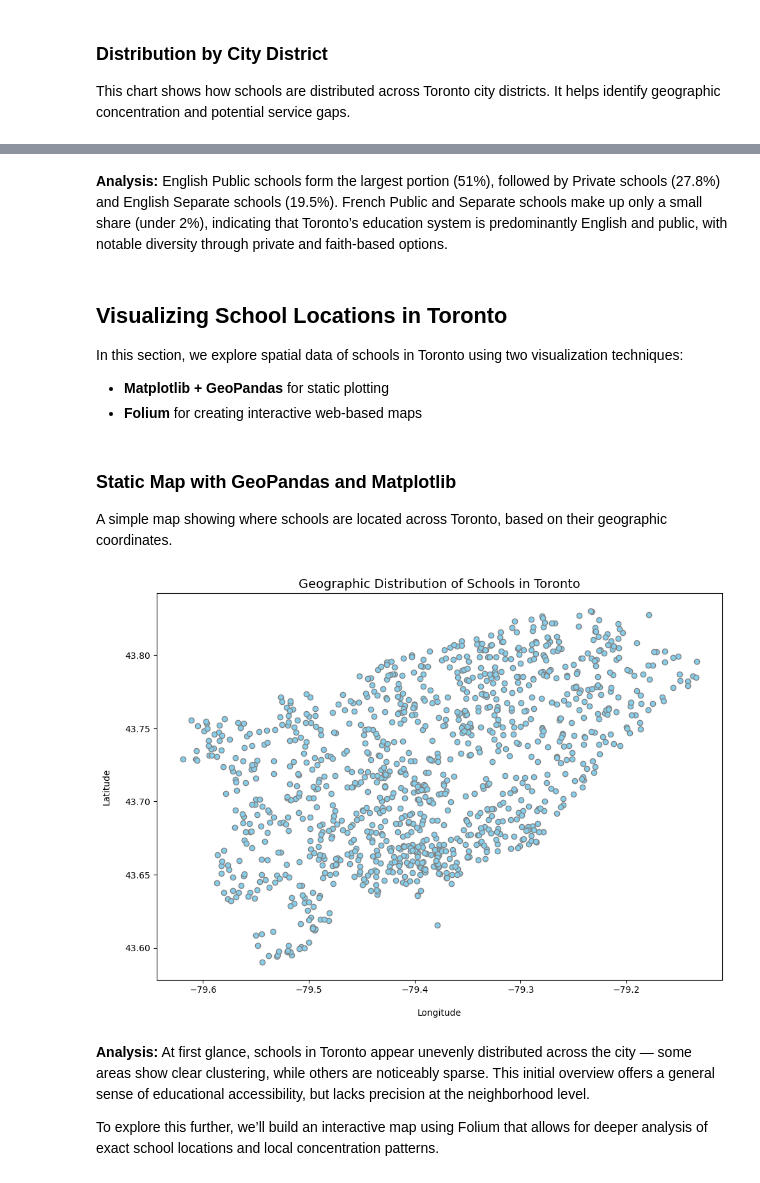
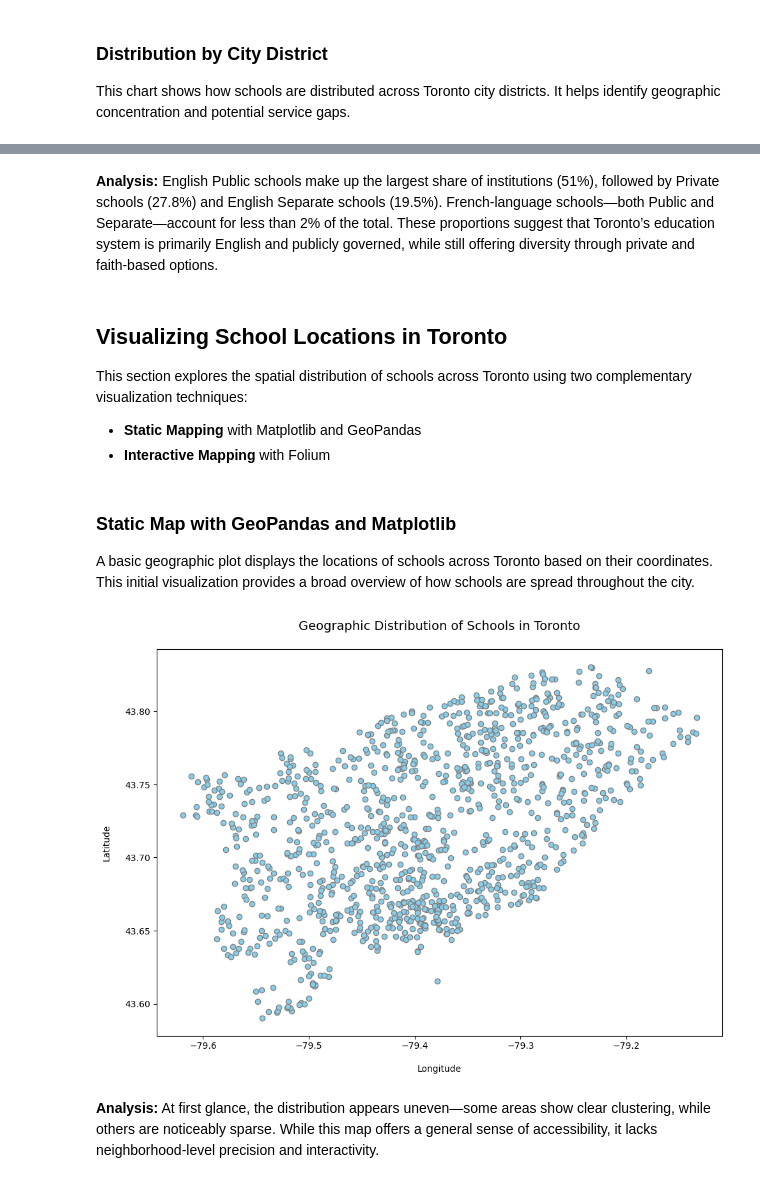
Before and after one commit to AnaSlavina/toronto-schools-analysis, a Jupyter notebook: project.ipynb, the cells around one changed output, grey strips where cells are left out. Saved outputs shown, nothing was run; the diff lists cells and outputs as text; code cells hidden in the pictures.

```diff
--- a/project.ipynb
+++ b/project.ipynb
@@ -385,46 +381,44 @@ plt.show()
 # %% [markdown]
-**Analysis:** English Public schools form the largest portion (51%), followed by Private schools (27.8%) and English Separate schools (19.5%). French Public and Separate schools make up only a small share (under 2%), indicating that Toronto’s education system is predominantly English and public, with notable diversity through private and faith-based options.
+**Analysis:** English Public schools make up the largest share of institutions (51%), followed by Private schools (27.8%) and English Separate schools (19.5%). French-language schools—both Public and Separate—account for less than 2% of the total. These proportions suggest that Toronto’s education system is primarily English and publicly governed, while still offering diversity through private and faith-based options.
 # %% [markdown]
 ## Visualizing School Locations in Toronto
 
-In this section, we explore spatial data of schools in Toronto using two visualization techniques:
+This section explores the spatial distribution of schools across Toronto using two complementary visualization techniques:
 
-- **Matplotlib + GeoPandas** for static plotting
-- **Folium** for creating interactive web-based maps
+- **Static Mapping** with Matplotlib and GeoPandas
+- **Interactive Mapping** with Folium
 # %% [markdown]
 ### Static Map with GeoPandas and Matplotlib
 
-A simple map showing where schools are located across Toronto, based on their geographic coordinates.
+A basic geographic plot displays the locations of schools across Toronto based on their coordinates. This initial visualization provides a broad overview of how schools are spread throughout the city.
 # %%
 # Parse geometry string into dictionary
 df_cleaned['geometry'] = df_cleaned['geometry'].apply(
     lambda x: ast.literal_eval(x) if isinstance(x, str) else x
 )
 
 # Extract coordinates
 df_cleaned['Longitude'] = df_cleaned['geometry'].apply(lambda g: g['coordinates'][0][0])
 df_cleaned['Latitude'] = df_cleaned['geometry'].apply(lambda g: g['coordinates'][0][1])
 
 # Create shapely Point geometry
 df_cleaned['geometry_point'] = df_cleaned.apply(
     lambda row: Point(row['Longitude'], row['Latitude']), axis=1
 )
 
 # Convert to GeoDataFrame with proper CRS
 gdf = gpd.GeoDataFrame(df_cleaned, geometry='geometry_point', crs='EPSG:4326')
 
 # Plot map
 ax = gdf.plot(figsize=(10,8), color='skyblue', edgecolor='grey')
-ax.set_title('Geographic Distribution of Schools in Toronto', fontsize=14)
+ax.set_title('Geographic Distribution of Schools in Toronto\n', fontsize=14)
 ax.set_xlabel('\nLongitude')
 ax.set_ylabel('Latitude\n')
 plt.savefig("visuals/toronto_schools_map.png", dpi=100)
 plt.tight_layout()
 plt.show()
 # %% [output]
-[figure, old version]
+[figure, new version]
 # %% [markdown]
-**Analysis:** At first glance, schools in Toronto appear unevenly distributed across the city — some areas show clear clustering, while others are noticeably sparse. This initial overview offers a general sense of educational accessibility, but lacks precision at the neighborhood level.
-
-To explore this further, we’ll build an interactive map using Folium that allows for deeper analysis of exact school locations and local concentration patterns.
+**Analysis:** At first glance, the distribution appears uneven—some areas show clear clustering, while others are noticeably sparse. While this map offers a general sense of accessibility, it lacks neighborhood-level precision and interactivity.
 # %% [markdown]
```
Also changed, not shown: parts of 24 cells of this notebook.
